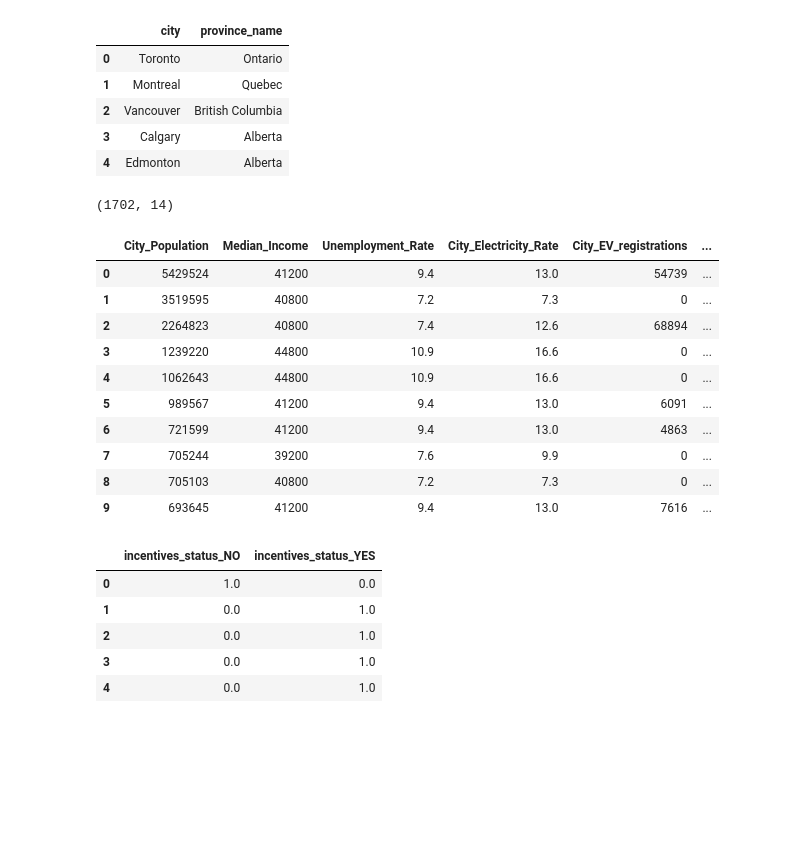
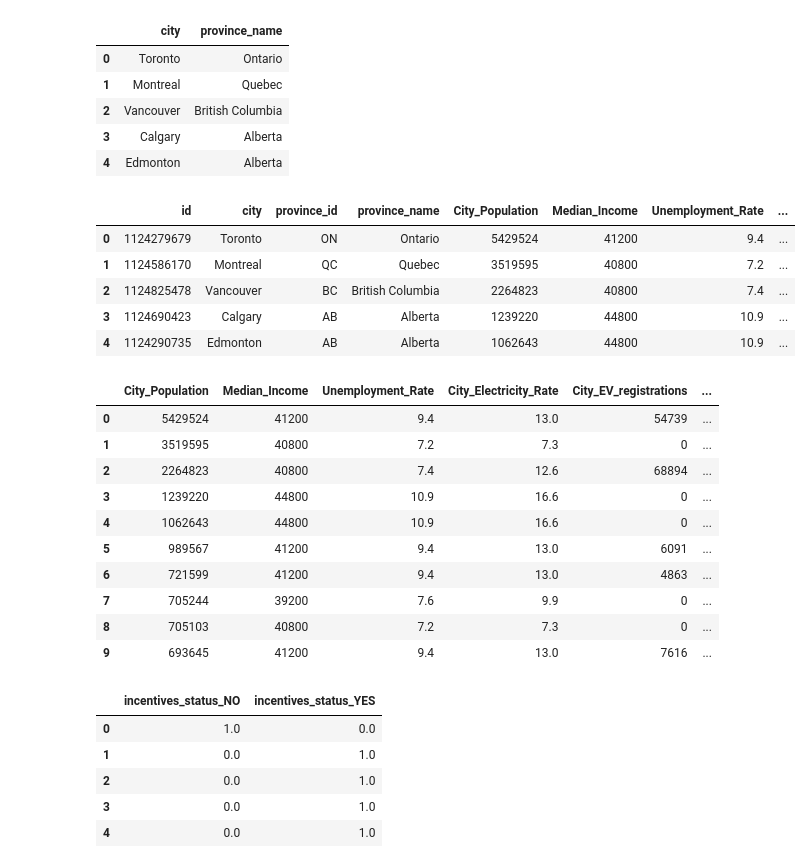
Before and after one commit to JorMerr/EV_charging_locations, a Jupyter notebook: ML-model.ipynb, the cells around one changed output. Cells and saved outputs as stored; diff of their text form; code cells hidden in the pictures; blank space fills up the shorter version.

```diff
--- a/ML-model.ipynb
+++ b/ML-model.ipynb
@@ -74,13 +75,23 @@ city_prov_df.head()
 | 2 | Vancouver | British Columbia |
 | 3 | Calgary | Alberta |
 | 4 | Edmonton | Alberta |
+# %%
+# Copy original EV_stations_df DataFrame to features_df
+features_df = EV_stations_df.copy()
+features_df.head()
+# %% [output]
+|  | id | city | province_id | province_name | City_Population | Median_Income | Unemployment_Rate | ... |
+| 0 | 1124279679 | Toronto | ON | Ontario | 5429524 | 41200 | 9.4 | ... |
+| 1 | 1124586170 | Montreal | QC | Quebec | 3519595 | 40800 | 7.2 | ... |
+| 2 | 1124825478 | Vancouver | BC | British Columbia | 2264823 | 40800 | 7.4 | ... |
+| 3 | 1124690423 | Calgary | AB | Alberta | 1239220 | 44800 | 10.9 | ... |
+| 4 | 1124290735 | Edmonton | AB | Alberta | 1062643 | 44800 | 10.9 | ... |
 # %%
 # Drop the columns identifying each city: id, city, province_id, province_name
-EV_stations_df.drop(columns=["id", "province_id", "city", "province_name"], inplace=True)
-print(EV_stations_df.shape)
-EV_stations_df.head(10)
+features_df = features_df.drop(columns=["id", "province_id", "city", "province_name"])
+# print(features_df.shape)
+features_df.head(10)
 # %% [output]
-(1702, 14)
 |  | City_Population | Median_Income | Unemployment_Rate | City_Electricity_Rate | City_EV_registrations | ... |
 | 0 | 5429524 | 41200 | 9.4 | 13.0 | 54739 | ... |
 | 1 | 3519595 | 40800 | 7.2 | 7.3 | 0 | ... |
```
Also changed, not shown: parts of 19 cells of this notebook, 7 other files.
